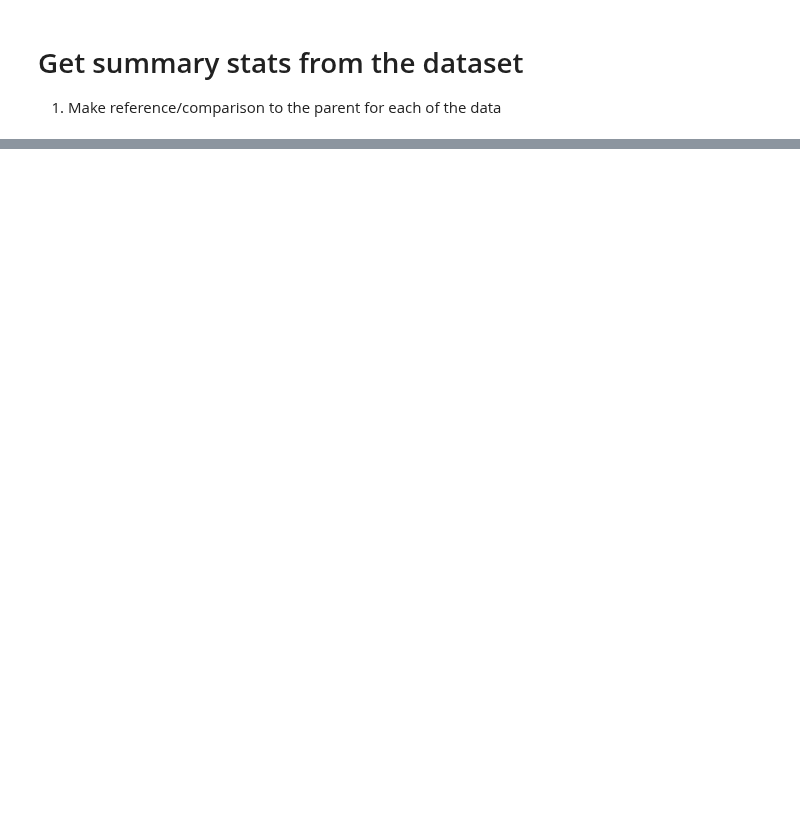
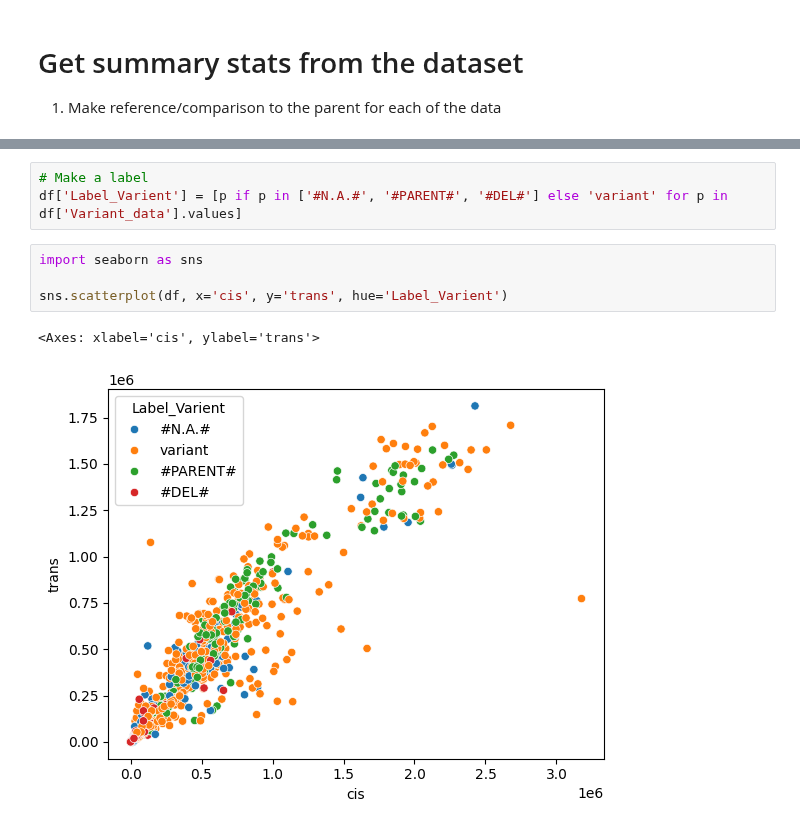
Before and after one commit to fhalab/LevSeq, a Jupyter notebook: manucript/notebooks/Ape AGW/Summary Stats.ipynb, the cells around one changed output, grey strips where cells are left out. Drawn from its saved outputs; the diff is of its cells as text; blank space fills up the shorter version.

```diff
--- a/manucript/notebooks/Ape AGW/Summary Stats.ipynb
+++ b/manucript/notebooks/Ape AGW/Summary Stats.ipynb
@@ -87,0 +223,10 @@ df
+# %%
+# Make a label
+df['Label_Varient'] = [p if p in ['#N.A.#', '#PARENT#', '#DEL#'] else 'variant' for p in df['Variant_data'].values]
+# %%
+import seaborn as sns
+
+sns.scatterplot(df, x='cis', y='trans', hue='Label_Varient')
+# %% [output]
+<Axes: xlabel='cis', ylabel='trans'>
+[figure, added]
```
Also changed, not shown: parts of 23 cells of this notebook.
